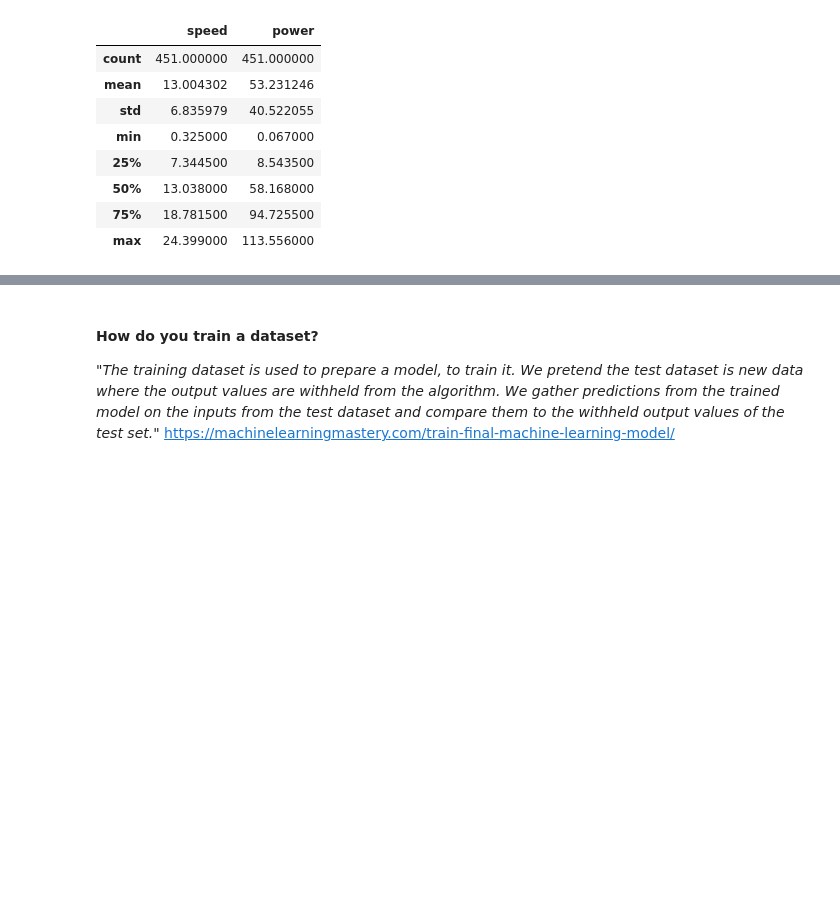
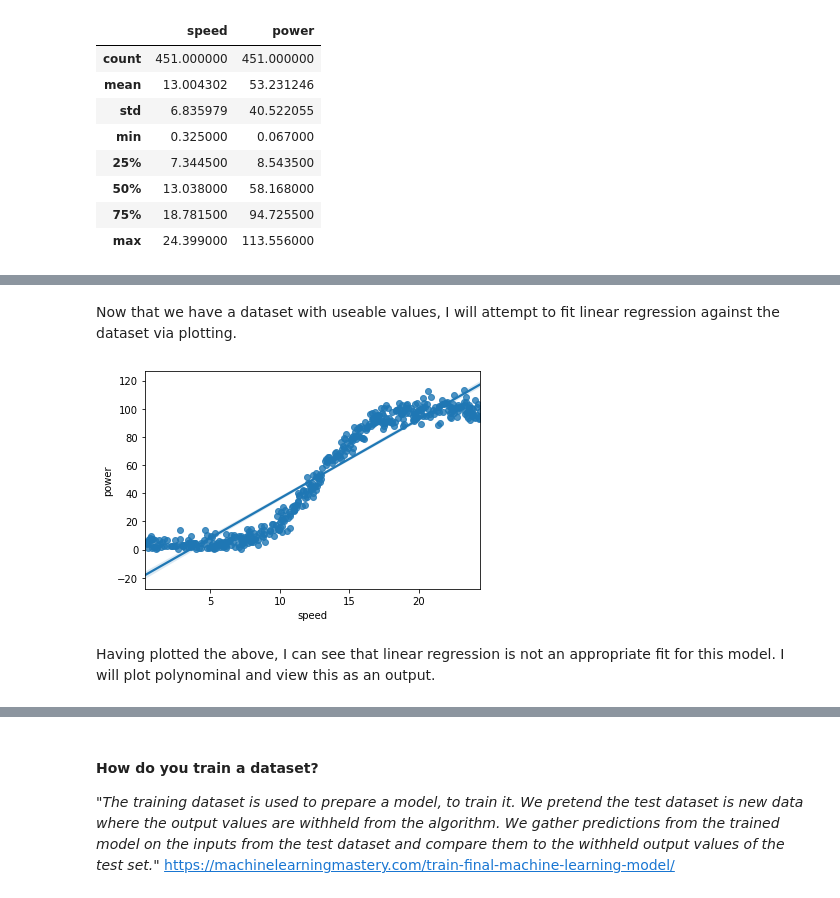
Before and after one commit to vwalsh86/Machine_Learning_Assessment, a Jupyter notebook: Wind Turbine Power.ipynb, the cells around one changed output, grey strips where cells are left out. Saved outputs shown, nothing was run; the diff lists cells and outputs as text; code cells hidden in the pictures; blank space fills up the shorter version.

```diff
--- a/Wind Turbine Power.ipynb
+++ b/Wind Turbine Power.ipynb
@@ -416,3 +421,14 @@ sns.scatterplot(x='speed',y='power',data = data)
+# %% [markdown]
+Now that we have a dataset with useable values, I will attempt to fit linear regression against the dataset via plotting.
+# %%
+# https://seaborn.pydata.org/generated/seaborn.regplot.html
+
+sns.regplot(x='speed',y='power',data = data)
+plt.show()
+# %% [output]
+[figure, added]
+# %% [markdown]
+Having plotted the above, I can see that linear regression is not an appropriate fit for this model. I will plot polynominal and view this as an output.
 # %%
 # Roughwork for next workings on the notebook
 
```
Also changed, not shown: parts of 4 cells of this notebook.
